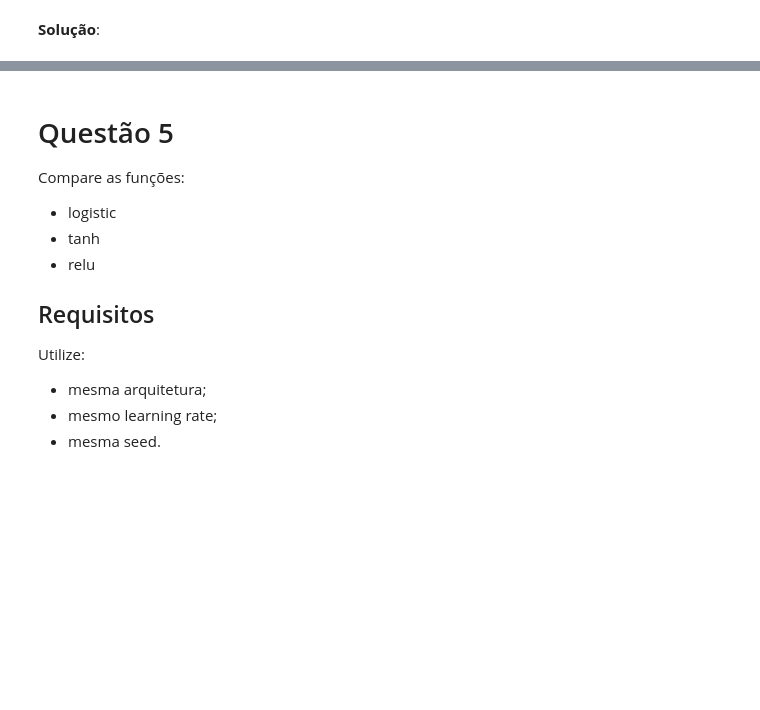
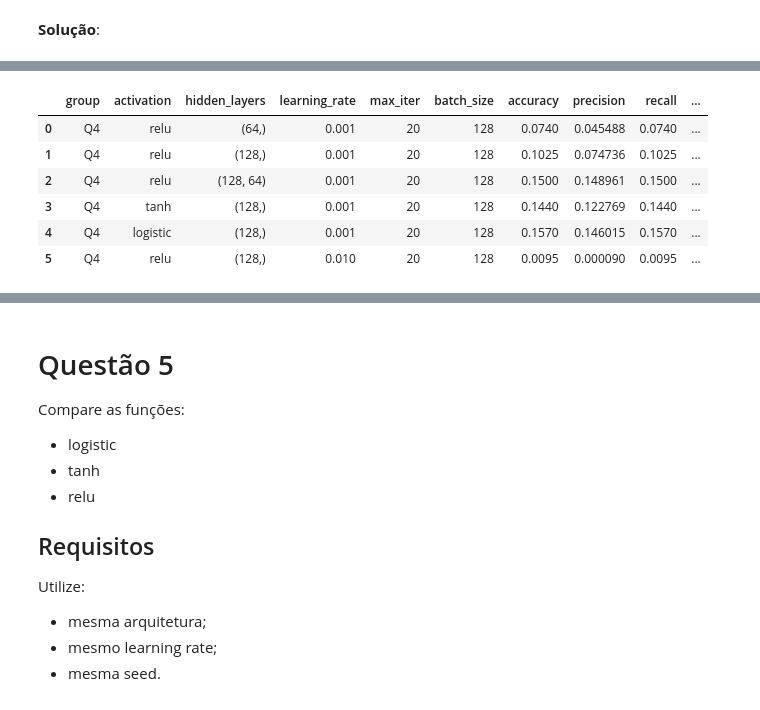
Before and after one commit to ddefbcourses/atividade-05-deep-learning-ii-lilymtbr, a Jupyter notebook: notebooks/assignment.ipynb, the cells around one changed output, grey strips where cells are left out. Drawn from its saved outputs; the diff is of its cells as text; code cells hidden in the pictures; blank space fills up the shorter version.

```diff
--- a/notebooks/assignment.ipynb
+++ b/notebooks/assignment.ipynb
@@ -216,0 +430,8 @@ Responda:
+# %%
+X_train, X_val, y_train, y_val = load_data(seed=42)
+
+X_train_exp = X_train[:10000]
+y_train_exp = y_train[:10000]
+
+X_val_exp = X_val[:2000]
+y_val_exp = y_val[:2000]
@@ -216,0 +441,39 @@ Responda:
+# %%
+results_q4 = []
+
+experiments_q4 = [
+    ("Q4", "relu", (64,), 0.001, 20, 128),
+    ("Q4", "relu", (128,), 0.001, 20, 128),
+    ("Q4", "relu", (128, 64), 0.001, 20, 128),
+    ("Q4", "tanh", (128,), 0.001, 20, 128),
+    ("Q4", "logistic", (128,), 0.001, 20, 128),
+    ("Q4", "relu", (128,), 0.01, 20, 128)
+]
+
+for group, activation, hidden_layers, learning_rate, max_iter, batch_size in experiments_q4:
+    result = run_experiment(
+        group,
+        X_train_exp,
+        X_val_exp,
+        y_train_exp,
+        y_val_exp,
+        activation,
+        hidden_layers,
+        learning_rate,
+        max_iter,
+        batch_size,
+        seed=42
+    )
+
+    results_q4.append(result)
+
+results_q4_df = pd.DataFrame(results_q4)
+results_q4_df
+# %% [output]
+|  | group | activation | hidden_layers | learning_rate | max_iter | batch_size | accuracy | precision | recall | ... |
+| 0 | Q4 | relu | (64,) | 0.001 | 20 | 128 | 0.0740 | 0.045488 | 0.0740 | ... |
+| 1 | Q4 | relu | (128,) | 0.001 | 20 | 128 | 0.1025 | 0.074736 | 0.1025 | ... |
+| 2 | Q4 | relu | (128, 64) | 0.001 | 20 | 128 | 0.1500 | 0.148961 | 0.1500 | ... |
+| 3 | Q4 | tanh | (128,) | 0.001 | 20 | 128 | 0.1440 | 0.122769 | 0.1440 | ... |
+| 4 | Q4 | logistic | (128,) | 0.001 | 20 | 128 | 0.1570 | 0.146015 | 0.1570 | ... |
+| 5 | Q4 | relu | (128,) | 0.010 | 20 | 128 | 0.0095 | 0.000090 | 0.0095 | ... |
```
Also changed, not shown: parts of 27 cells of this notebook.
